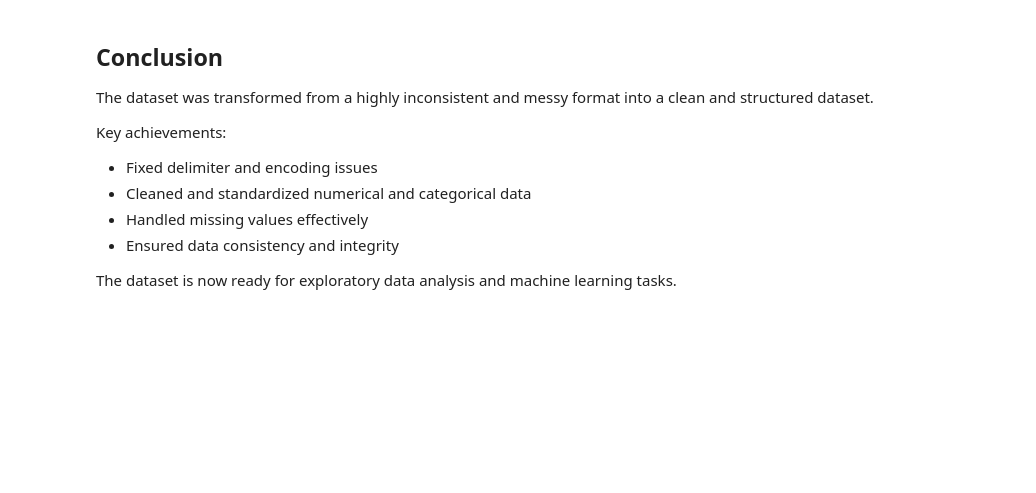
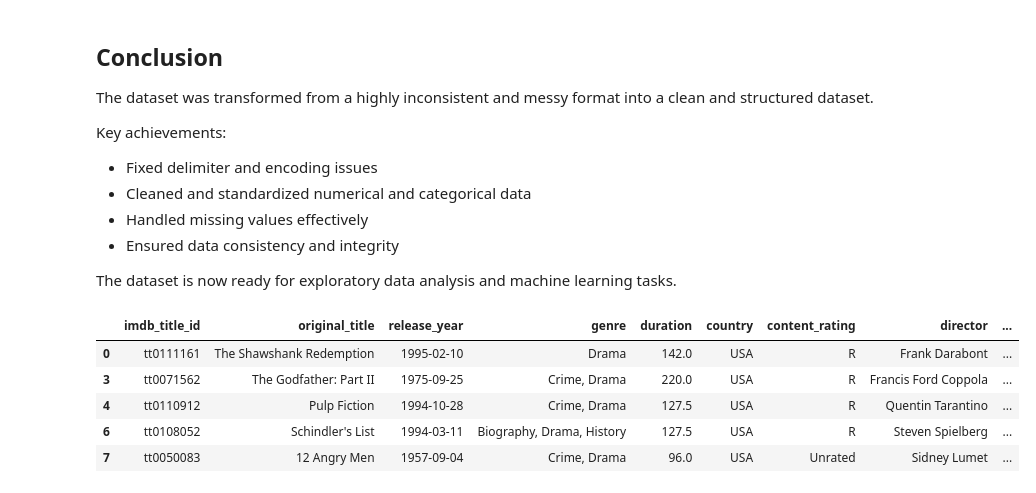
Before and after one commit to mohammad01-tech/imdb-data-cleaning, a Jupyter notebook: notebooks/cleaning&eda.ipynb, the cells around one changed output. Drawn from its saved outputs; the diff is of its cells as text; code cells hidden in the pictures; blank space fills up the shorter version.

```diff
--- a/notebooks/cleaning&eda.ipynb
+++ b/notebooks/cleaning&eda.ipynb
@@ -358,3 +358,12 @@ Key achievements:
 * Ensured data consistency and integrity
 
 The dataset is now ready for exploratory data analysis and machine learning tasks.
+# %%
+df.head()
+# %% [output]
+|  | imdb_title_id | original_title | release_year | genre | duration | country | content_rating | director | ... |
+| 0 | tt0111161 | The Shawshank Redemption | 1995-02-10 | Drama | 142.0 | USA | R | Frank Darabont | ... |
+| 3 | tt0071562 | The Godfather: Part II | 1975-09-25 | Crime, Drama | 220.0 | USA | R | Francis Ford Coppola | ... |
+| 4 | tt0110912 | Pulp Fiction | 1994-10-28 | Crime, Drama | 127.5 | USA | R | Quentin Tarantino | ... |
+| 6 | tt0108052 | Schindler's List | 1994-03-11 | Biography, Drama, History | 127.5 | USA | R | Steven Spielberg | ... |
+| 7 | tt0050083 | 12 Angry Men | 1957-09-04 | Crime, Drama | 96.0 | USA | Unrated | Sidney Lumet | ... |
```
Also changed, not shown: 3 other files.
